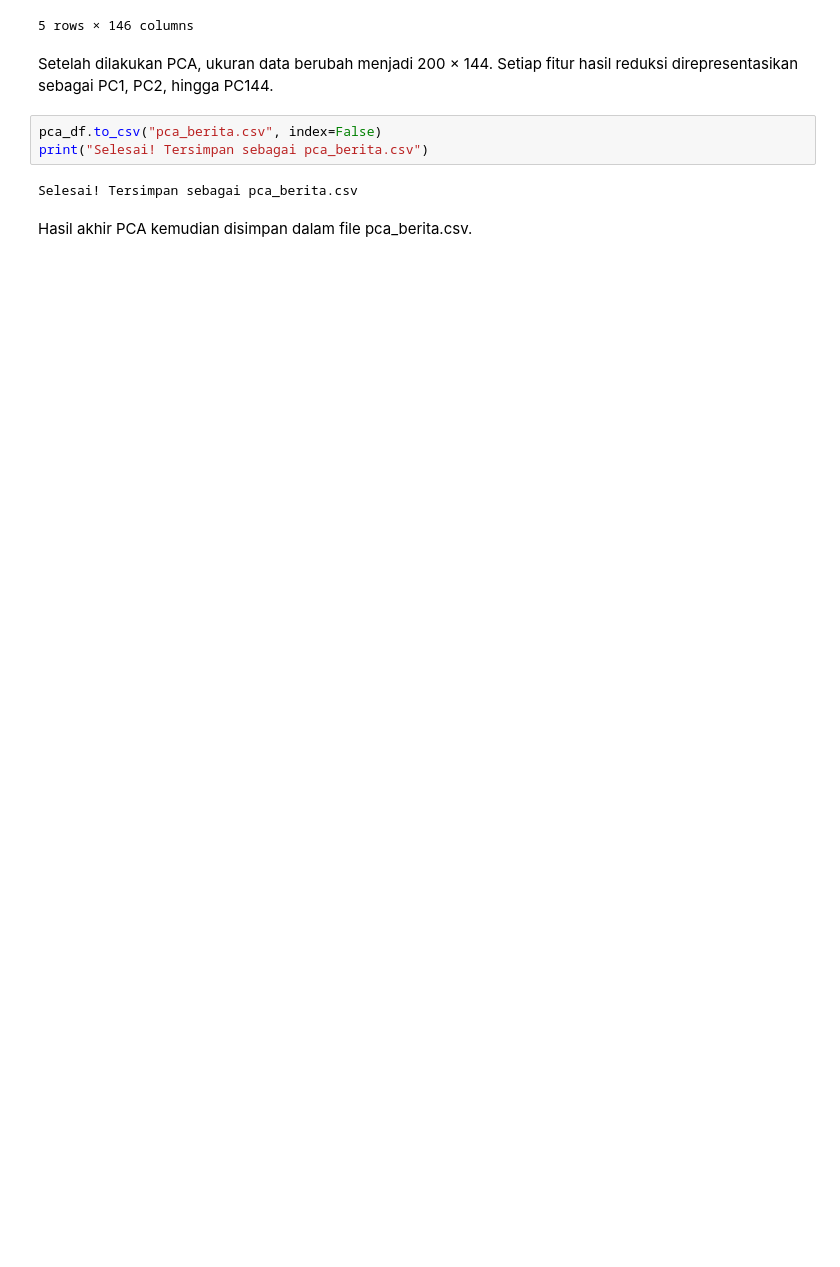
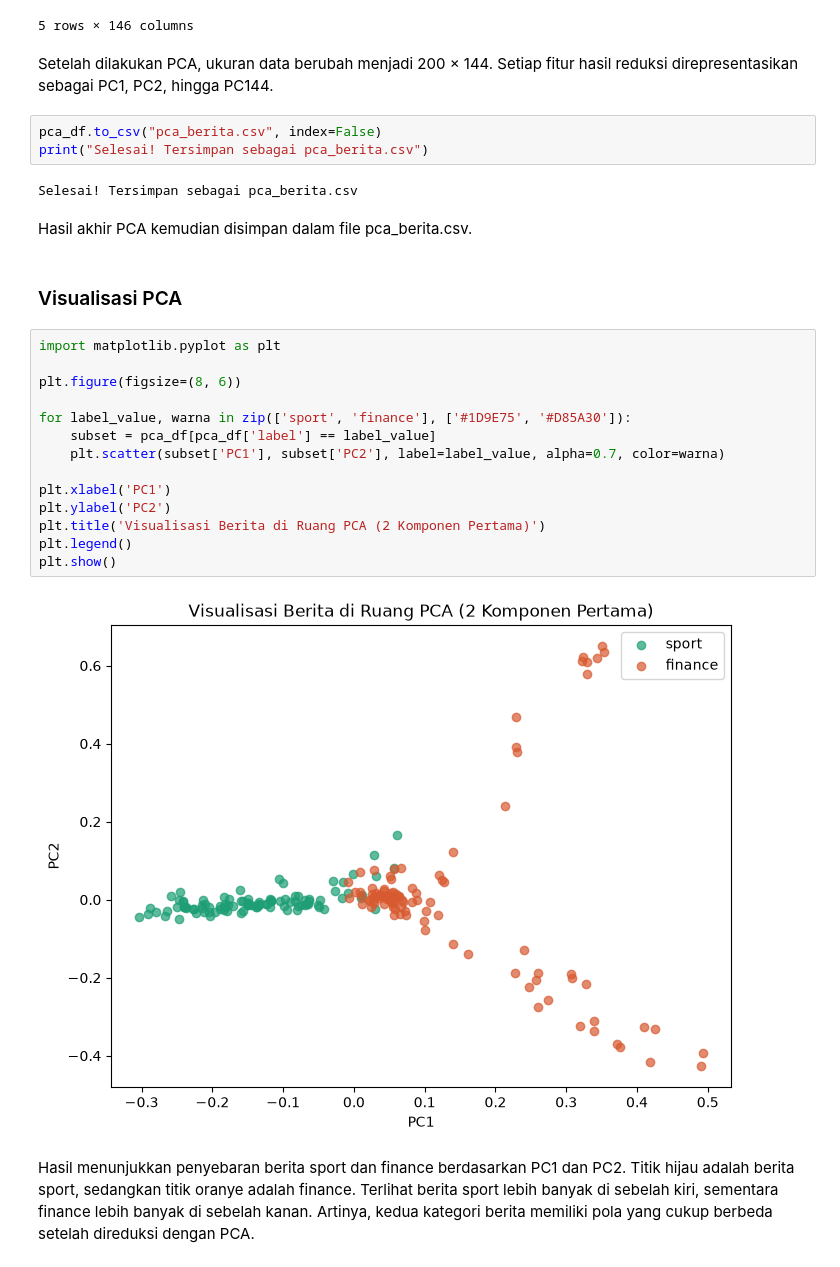
Before and after one commit to desy2304/ppw, a Jupyter notebook: _sources/tf-idf dan reduksi dimensi data.ipynb, the cells around one changed output. Cells and saved outputs as stored; diff of their text form; blank space fills up the shorter version.

```diff
--- a/_sources/tf-idf dan reduksi dimensi data.ipynb
+++ b/_sources/tf-idf dan reduksi dimensi data.ipynb
@@ -320,3 +320,23 @@ print("Selesai! Tersimpan sebagai pca_berita.csv")
 Selesai! Tersimpan sebagai pca_berita.csv
 # %% [markdown]
 Hasil akhir PCA kemudian disimpan dalam file pca_berita.csv.
+# %% [markdown]
+### Visualisasi PCA
+# %%
+import matplotlib.pyplot as plt
+
+plt.figure(figsize=(8, 6))
+
+for label_value, warna in zip(['sport', 'finance'], ['#1D9E75', '#D85A30']):
+    subset = pca_df[pca_df['label'] == label_value]
+    plt.scatter(subset['PC1'], subset['PC2'], label=label_value, alpha=0.7, color=warna)
+
+plt.xlabel('PC1')
+plt.ylabel('PC2')
+plt.title('Visualisasi Berita di Ruang PCA (2 Komponen Pertama)')
+plt.legend()
+plt.show()
+# %% [output]
+[figure, added]
+# %% [markdown]
+Hasil menunjukkan penyebaran berita sport dan finance berdasarkan PC1 dan PC2. Titik hijau adalah berita sport, sedangkan titik oranye adalah finance. Terlihat berita sport lebih banyak di sebelah kiri, sementara finance lebih banyak di sebelah kanan. Artinya, kedua kategori berita memiliki pola yang cukup berbeda setelah direduksi dengan PCA.
```
Also changed, not shown: parts of 2 cells of this notebook, 5 other files.
